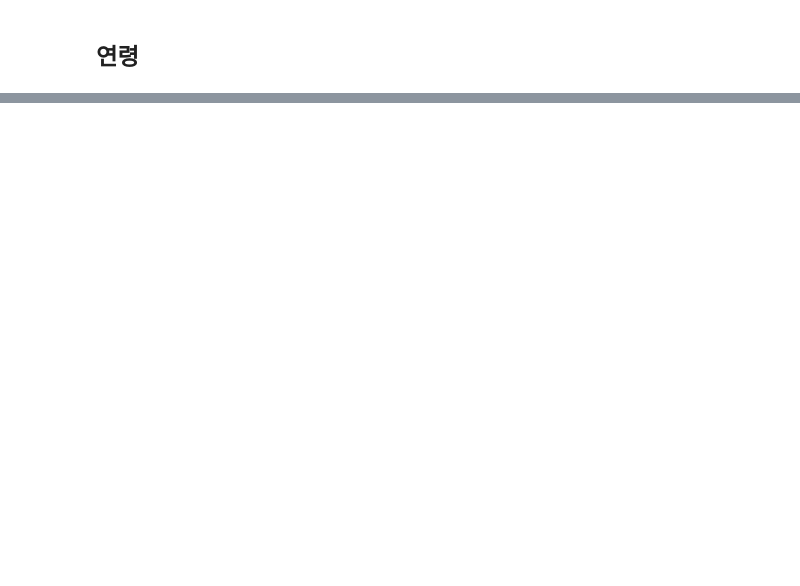
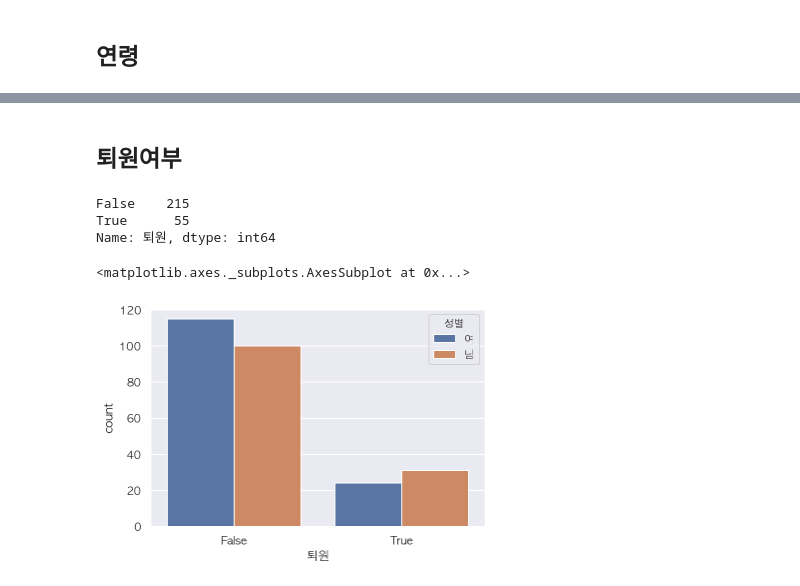
Before and after one commit to corazzon/COVID-19-eda, a Jupyter notebook: 06-seoul-covid-19-eda.ipynb, the cells around one changed output, grey strips where cells are left out. Cells and saved outputs as stored; diff of their text form; code cells hidden in the pictures; blank space fills up the shorter version.

```diff
--- a/06-seoul-covid-19-eda.ipynb
+++ b/06-seoul-covid-19-eda.ipynb
@@ -461,0 +462,13 @@ sns.kdeplot(female_age, label="여")
+# %% [markdown]
+## 퇴원여부
+# %%
+df["퇴원"].value_counts()
+# %% [output]
+False    215
+True      55
+Name: 퇴원, dtype: int64
+# %%
+sns.countplot(data=df, x="퇴원", hue="성별")
+# %% [output]
+<matplotlib.axes._subplots.AxesSubplot at 0x...>
+[figure, added]
```
Also changed, not shown: parts of 28 cells of this notebook.
